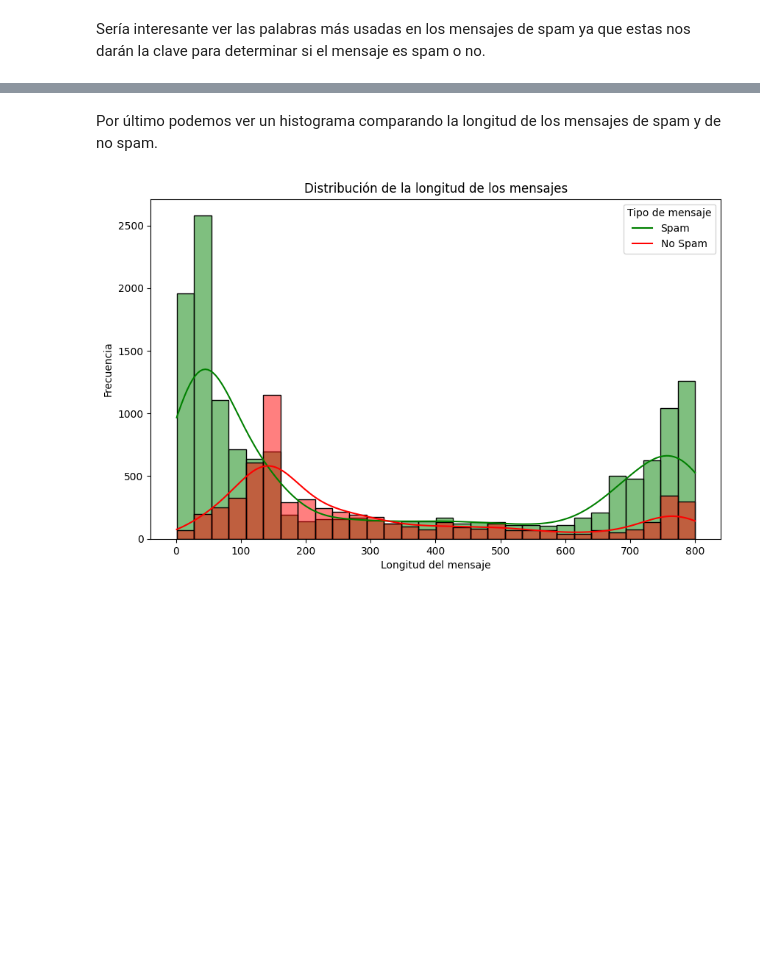
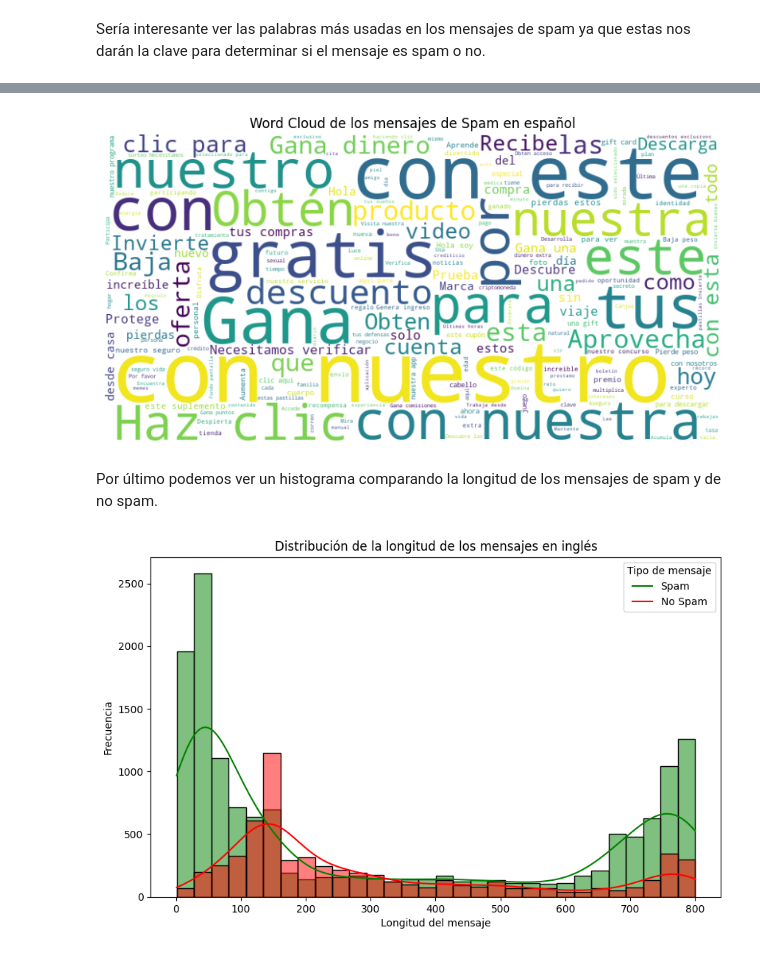
Before and after one commit to DaniRamirezVaquero/Proyecto-clasificacion-binaria--spam-, a Jupyter notebook: proyecto_clasificador_binario_NPL.ipynb, the cells around one changed output, grey strips where cells are left out. Cells and saved outputs as stored; diff of their text form; code cells hidden in the pictures; blank space fills up the shorter version.

```diff
--- a/proyecto_clasificador_binario_NPL.ipynb
+++ b/proyecto_clasificador_binario_NPL.ipynb
@@ -102,12 +168,33 @@ plt.show()
+# %%
+from wordcloud import WordCloud
+
+# Generar el texto de spam
+spam_text = ' '.join(
+    # Dividir el mensaje en palabras, eliminar palabras con menos de 2 caracteres y unirlas nuevamente
+    [' '.join([palabra for palabra in mensaje.split() if len(palabra) > 2])
+     for mensaje in spanish_df[spanish_df['type'] == 'spam']['text']]
+)
+
+# Crear la nube de palabras con una paleta de colores diferente
+spam_wordcloud = WordCloud(width=800, height=400, background_color='white', colormap='viridis').generate(spam_text)
+
+# Mostrar la nube de palabras
+plt.figure(figsize=(10, 6))
+plt.imshow(spam_wordcloud, interpolation='bilinear')
+plt.title('Word Cloud de los mensajes de Spam en español')
+plt.axis('off')
+plt.show()
+# %% [output]
+[figure, added]
 # %% [markdown]
 Por último podemos ver un histograma comparando la longitud de los mensajes de spam y de no spam.
 # %%
 plt.figure(figsize=(10, 6))
-sns.histplot(english_df, x=english_df['text'].apply(len), hue='text_type', bins=30, kde=True, palette={'spam': 'red', 'ham': 'green'})
-plt.title('Distribución de la longitud de los mensajes')
+sns.histplot(english_df, x=english_df['text'].apply(len), hue='type', bins=30, kde=True, palette={'spam': 'red', 'ham': 'green'})
+plt.title('Distribución de la longitud de los mensajes en inglés')
 plt.xlabel('Longitud del mensaje')
 plt.ylabel('Frecuencia')
 plt.legend(title='Tipo de mensaje', labels=['Spam', 'No Spam'])
 plt.show()
 # %% [output]
-[figure, old version]
+[figure, new version]
```
Also changed, not shown: parts of 43 cells of this notebook, 9 other files.
